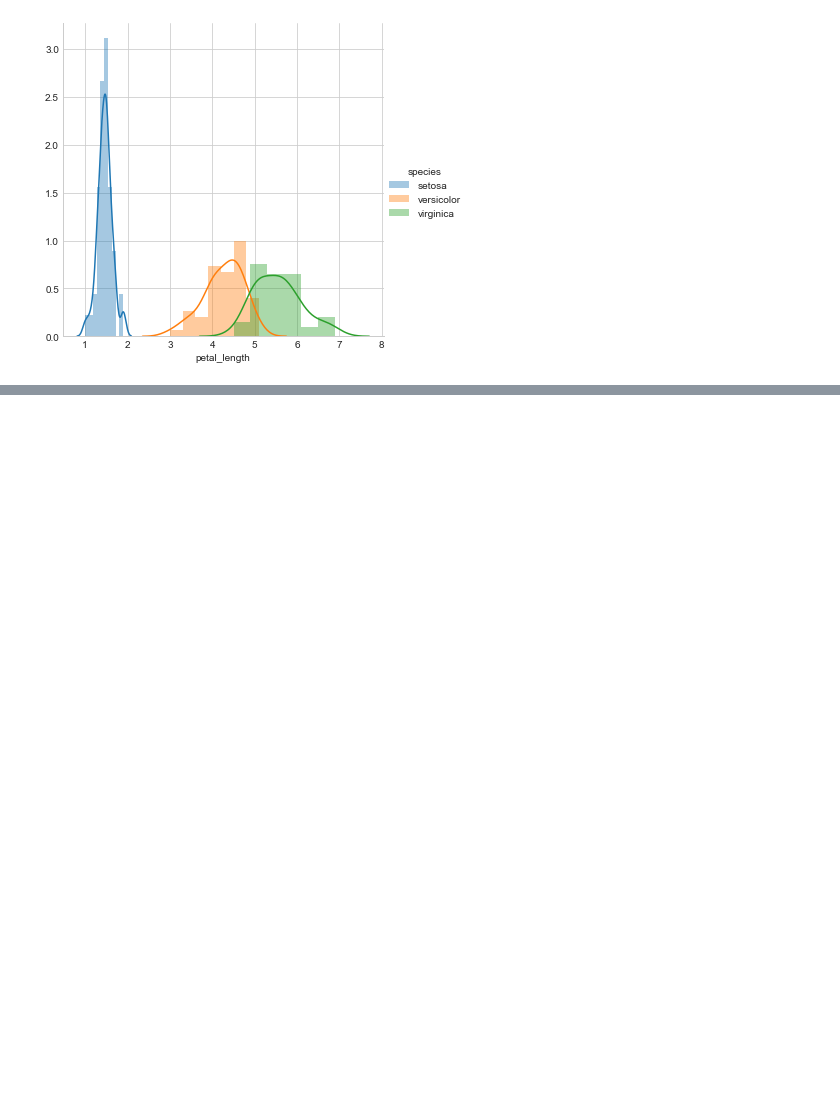
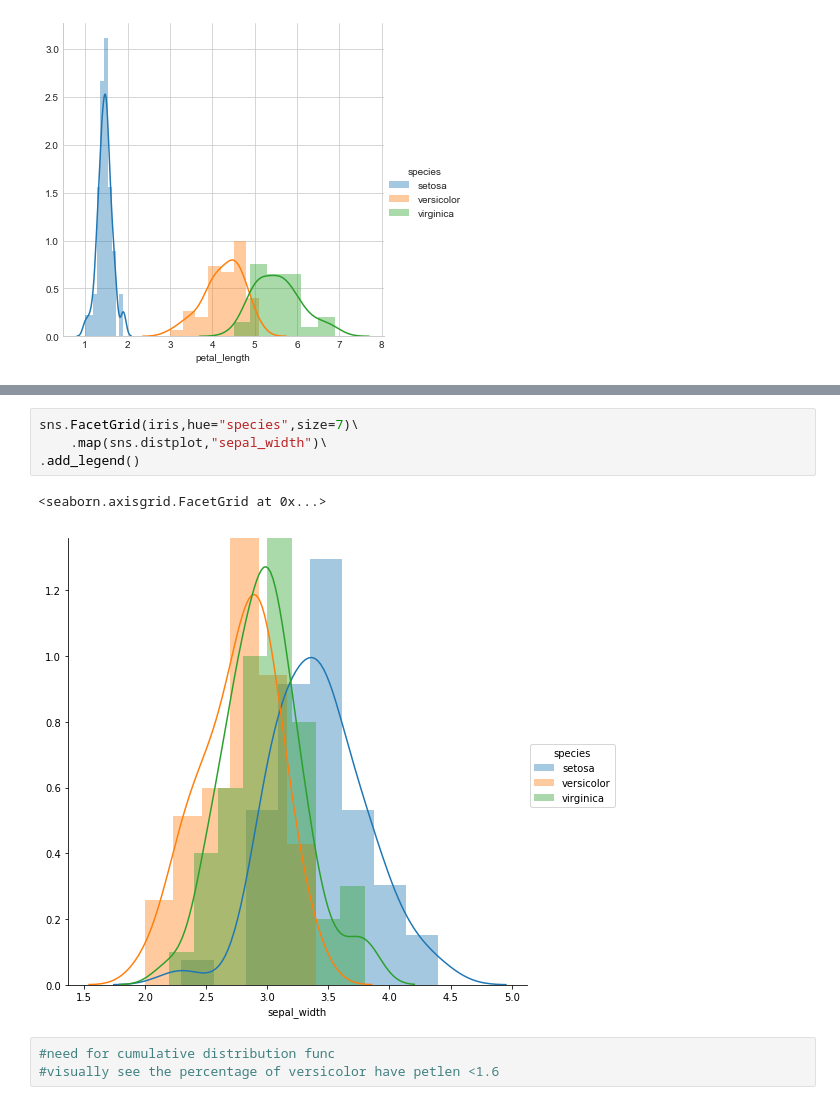
Before and after one commit to kuttyselva/applied-ai, a Jupyter notebook: eda.ipynb, the cells around one changed output, grey strips where cells are left out. Cells and saved outputs as stored; diff of their text form; blank space fills up the shorter version.

```diff
--- a/eda.ipynb
+++ b/eda.ipynb
@@ -63,0 +78,10 @@ plt.show()
+# %%
+sns.FacetGrid(iris,hue="species",size=7)\
+    .map(sns.distplot,"sepal_width")\
+.add_legend()
+# %% [output]
+<seaborn.axisgrid.FacetGrid at 0x...>
+[figure, added]
+# %%
+#need for cumulative distribution func
+#visually see the percentage of versicolor have petlen <1.6
```
Also changed, not shown: parts of 12 cells of this notebook, 1 other file.
